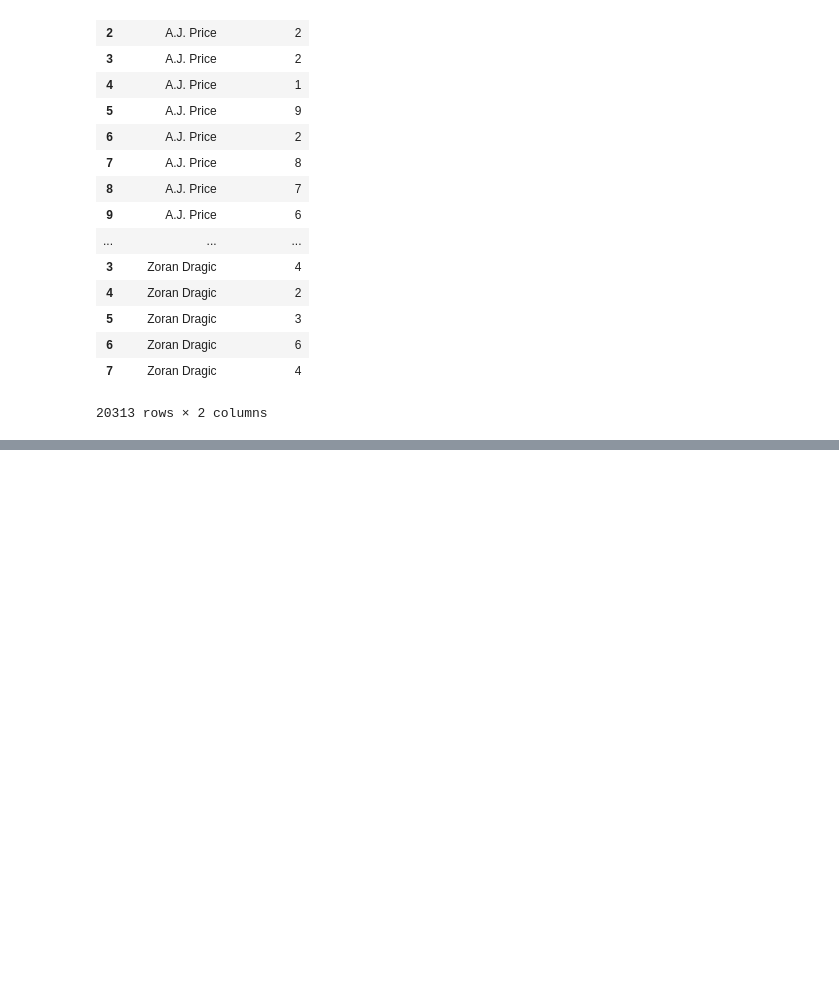
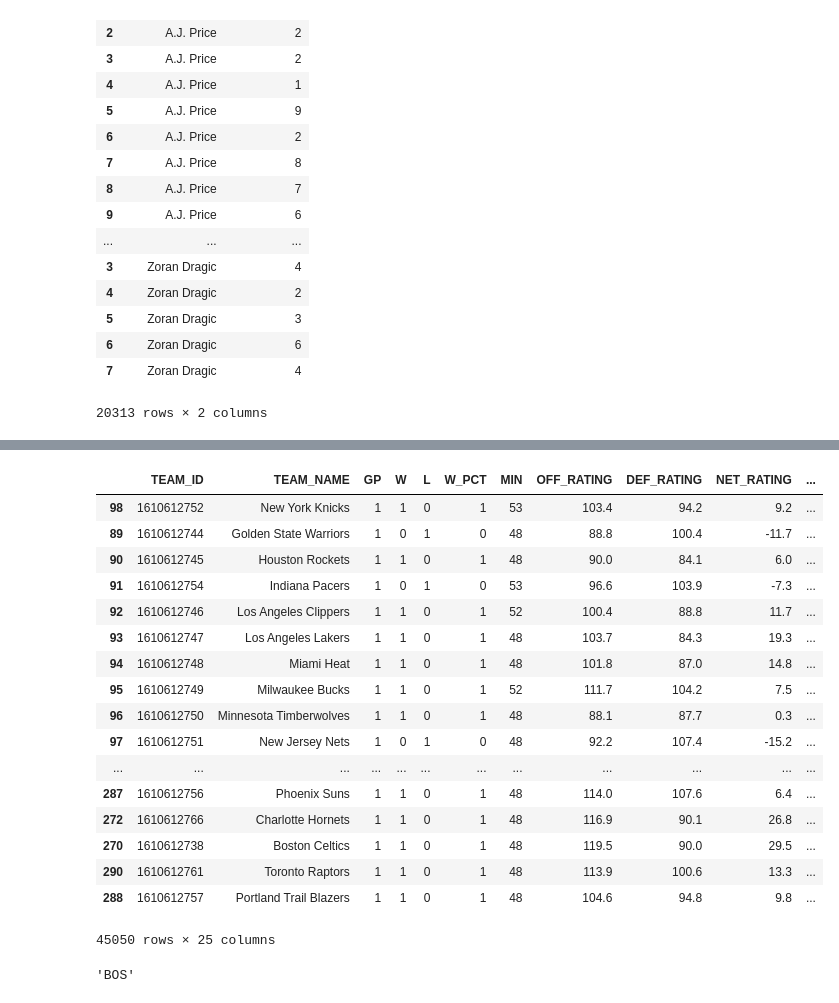
Before and after one commit to diciurcio-d/ShiftEnter, a Jupyter notebook: data_collection_sup.ipynb, the cells around one changed output, grey strips where cells are left out. Drawn from its saved outputs; the diff is of its cells as text; code cells hidden in the pictures; blank space fills up the shorter version.

```diff
--- a/data_collection_sup.ipynb
+++ b/data_collection_sup.ipynb
@@ -452,3 +429,10 @@ days_rest
 | 6 | Zoran Dragic | 6 |
 | 7 | Zoran Dragic | 4 |
 20313 rows × 2 columns
+# %%
+days_rest = (df85_15.groupby('PLAYER_NAME')
+    .apply(lambda x: pd.Series([float('nan')] + map(lambda y: (x.loc[x.index.tolist()[y+1]].GAME_DATE - x.loc[x.index.tolist()[y]].GAME_DATE).days - 1,range(x.shape[0] - 1)), index = x.index)))
+# %%
+days_rest = days_rest.reset_index(level = 0).rename(columns={0:'DAYS_REST'})
+# %%
+days_rest_df = pd.merge(df85_15, days_rest.drop('PLAYER_NAME', axis = 1), left_index = True, right_index=True)
@@ -454,0 +462,27 @@ days_rest
+# %%
+store_df = []
+for season in ['2' + str(year) for year in range(1996,2016)]:
+    store_df.append(pd.read_csv('./defense_stats/' + season + '.csv'))
+defense_df = pd.concat(store_df, axis = 0)
+del store_df
+# %%
+pd.merge(days_rest_df,defense_df.sort_values('GAME_DATE'), lef
+# %% [output]
+|  | TEAM_ID | TEAM_NAME | GP | W | L | W_PCT | MIN | OFF_RATING | DEF_RATING | NET_RATING | ... |
+| 98 | 1610612752 | New York Knicks | 1 | 1 | 0 | 1 | 53 | 103.4 | 94.2 | 9.2 | ... |
+| 89 | 1610612744 | Golden State Warriors | 1 | 0 | 1 | 0 | 48 | 88.8 | 100.4 | -11.7 | ... |
+| 90 | 1610612745 | Houston Rockets | 1 | 1 | 0 | 1 | 48 | 90.0 | 84.1 | 6.0 | ... |
+| 91 | 1610612754 | Indiana Pacers | 1 | 0 | 1 | 0 | 53 | 96.6 | 103.9 | -7.3 | ... |
+| 92 | 1610612746 | Los Angeles Clippers | 1 | 1 | 0 | 1 | 52 | 100.4 | 88.8 | 11.7 | ... |
+| 93 | 1610612747 | Los Angeles Lakers | 1 | 1 | 0 | 1 | 48 | 103.7 | 84.3 | 19.3 | ... |
+| 94 | 1610612748 | Miami Heat | 1 | 1 | 0 | 1 | 48 | 101.8 | 87.0 | 14.8 | ... |
+| 95 | 1610612749 | Milwaukee Bucks | 1 | 1 | 0 | 1 | 52 | 111.7 | 104.2 | 7.5 | ... |
+| 96 | 1610612750 | Minnesota Timberwolves | 1 | 1 | 0 | 1 | 48 | 88.1 | 87.7 | 0.3 | ... |
+| 97 | 1610612751 | New Jersey Nets | 1 | 0 | 1 | 0 | 48 | 92.2 | 107.4 | -15.2 | ... |
+| ... | ... | ... | ... | ... | ... | ... | ... | ... | ... | ... | ... |
+| 287 | 1610612756 | Phoenix Suns | 1 | 1 | 0 | 1 | 48 | 114.0 | 107.6 | 6.4 | ... |
+| 272 | 1610612766 | Charlotte Hornets | 1 | 1 | 0 | 1 | 48 | 116.9 | 90.1 | 26.8 | ... |
+| 270 | 1610612738 | Boston Celtics | 1 | 1 | 0 | 1 | 48 | 119.5 | 90.0 | 29.5 | ... |
+| 290 | 1610612761 | Toronto Raptors | 1 | 1 | 0 | 1 | 48 | 113.9 | 100.6 | 13.3 | ... |
+| 288 | 1610612757 | Portland Trail Blazers | 1 | 1 | 0 | 1 | 48 | 104.6 | 94.8 | 9.8 | ... |
+45050 rows × 25 columns
@@ -454,0 +493,4 @@ days_rest
+# %%
+team_abbr_df[team_abbr_df.TEAM_NAME == "Boston Celtics"]['TEAM_ABBR'].values[0]
+# %% [output]
+'BOS'
```
Also changed, not shown: parts of 18 cells of this notebook, 1 other file.
